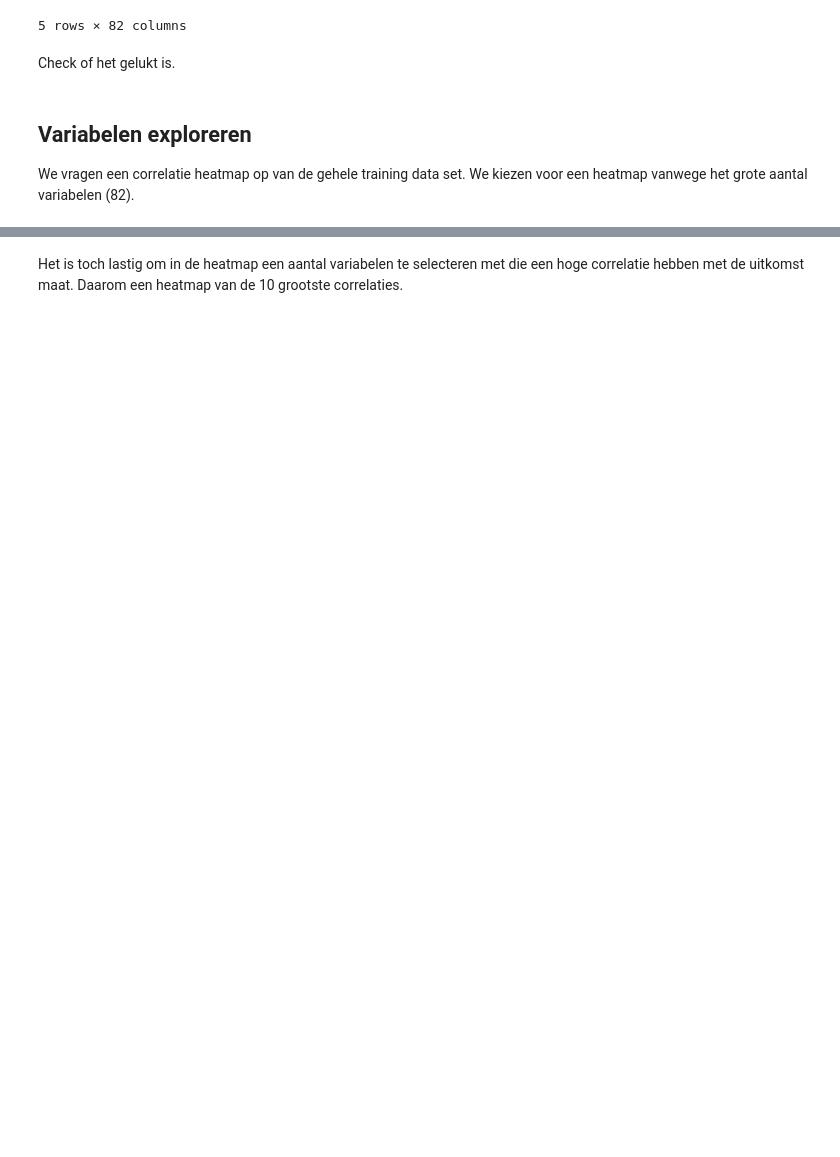
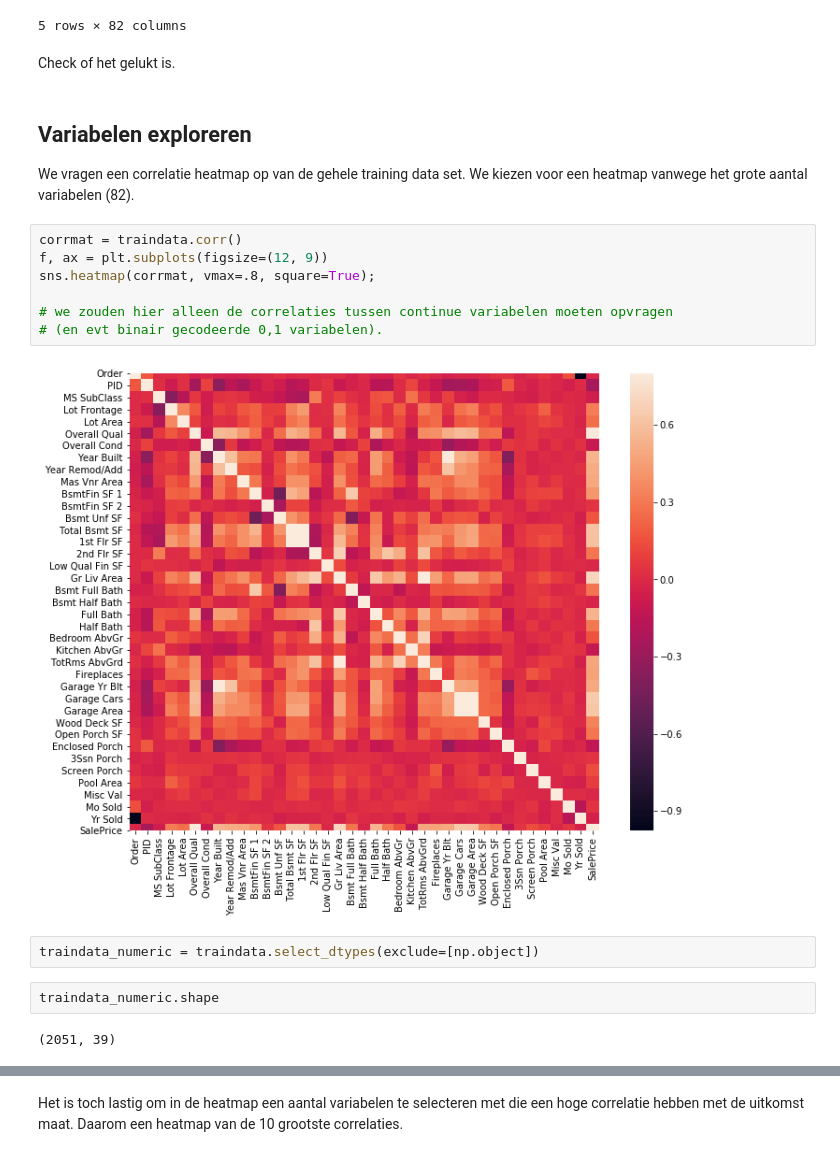
Before and after one commit to kolibrie-eric/JADS, a Jupyter notebook: Ames housing/ames-housing.ipynb, the cells around one changed output, grey strips where cells are left out. Drawn from its saved outputs; the diff is of its cells as text; blank space fills up the shorter version.

```diff
--- a/Ames housing/ames-housing.ipynb
+++ b/Ames housing/ames-housing.ipynb
@@ -306,4 +302,19 @@ Check of het gelukt is.
 ## Variabelen exploreren
 
 We vragen een correlatie heatmap op van de gehele training data set. We kiezen voor een heatmap vanwege het grote aantal variabelen (82).
+# %%
+corrmat = traindata.corr()
+f, ax = plt.subplots(figsize=(12, 9))
+sns.heatmap(corrmat, vmax=.8, square=True);
+
+# we zouden hier alleen de correlaties tussen continue variabelen moeten opvragen
+# (en evt binair gecodeerde 0,1 variabelen).
+# %% [output]
+[figure, added]
+# %%
+traindata_numeric = traindata.select_dtypes(exclude=[np.object])
+# %%
+traindata_numeric.shape
+# %% [output]
+(2051, 39)
 # %%
```
Also changed, not shown: parts of 15 cells of this notebook.
